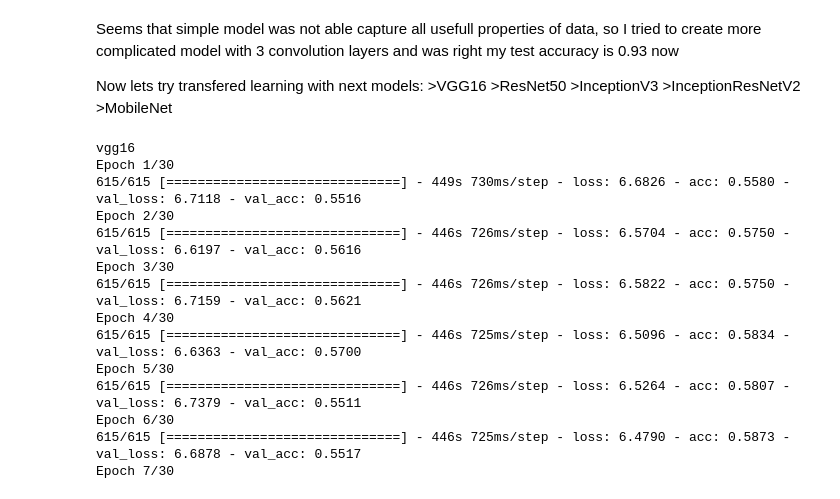
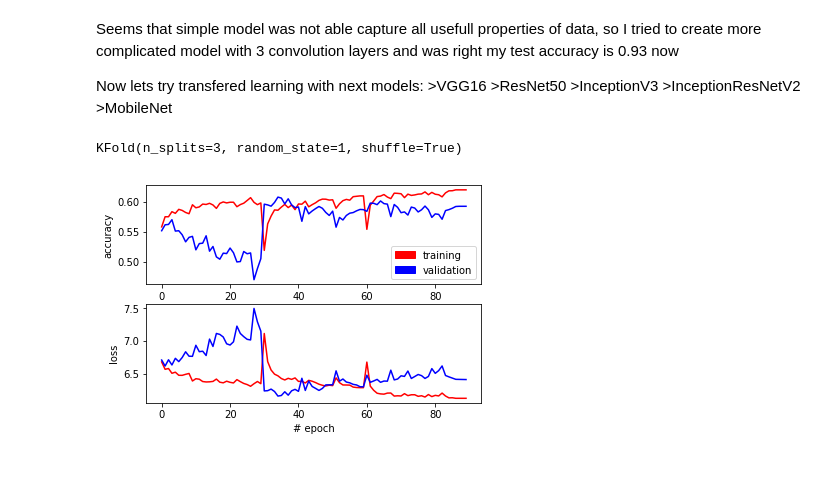
Before and after one commit to Denyskach/ml-models, a Jupyter notebook: kaggle/dog-breed-identification/Sample data - more experiments.ipynb, the cells around one changed output. Saved outputs shown, nothing was run; the diff lists cells and outputs as text; code cells hidden in the pictures; blank space fills up the shorter version.

```diff
--- a/kaggle/dog-breed-identification/Sample data - more experiments.ipynb
+++ b/kaggle/dog-breed-identification/Sample data - more experiments.ipynb
@@ -144,6 +159,16 @@ Now lets try transfered learning with next models:
     >InceptionV3
     >InceptionResNetV2
     >MobileNet
+# %%
+from keras.callbacks import CSVLogger
+csv_logger = CSVLogger('vgg16_0130_1611.log', append=True)
+
+batch_size=10
+kf = KFold(n_splits=3, shuffle=True, random_state=1)
+kf.get_n_splits(train_data)
+print(kf)
+# %% [output]
+KFold(n_splits=3, random_state=1, shuffle=True)
 # %%
 from keras.applications.vgg16 import VGG16
 from keras.applications.resnet50 import ResNet50
@@ -174,9 +199,9 @@ for model_name, base_model in {"vgg16": VGG16(weights='imagenet', include_top=Fa
         layer.trainable = False
 
     model.compile(optimizer='adam', metrics=["accuracy"], loss='categorical_crossentropy')
-    model.optimiser = lr=0.00005
+    model.optimiser = lr=0.0000001
 
-    model.load_weights(model_path + "/" + model_name + '_0128_1556.h5')
+    model.load_weights(model_path + "/" + model_name + '_0130_0050.h5')
 
     for train_index, valid_index in kf.split(train_data):
         train_split, valid_split = train_data[train_index], train_data[valid_index]
@@ -188,25 +213,12 @@ for model_name, base_model in {"vgg16": VGG16(weights='imagenet', include_top=Fa
         val_batches = image.ImageDataGenerator().flow(valid_split, valid_labels_split, batch_size=batch_size, shuffle=False)
 
 
-        model.fit_generator(batches, steps_per_epoch=batches.n / batch_size, epochs=30, validation_data=val_batches,
+        model.fit_generator(batches, steps_per_epoch=batches.n / batch_size, epochs=5, validation_data=val_batches,
                         validation_steps=val_batches.n, verbose=1, callbacks=[csv_logger])
 
-    model.save_weights(model_path + "/" + model_name + '_0128_2020.h5')
+    model.save_weights(model_path + "/" + model_name + '_0130_1106.h5')
    # print model.test_on_batch(valid_data, valid_labels)
-# %% [output]
-vgg16
-Epoch 1/30
-615/615 [==============================] - 449s 730ms/step - loss: 6.6826 - acc: 0.5580 - val_loss: 6.7118 - val_acc: 0.5516
-Epoch 2/30
-615/615 [==============================] - 446s 726ms/step - loss: 6.5704 - acc: 0.5750 - val_loss: 6.6197 - val_acc: 0.5616
-Epoch 3/30
-615/615 [==============================] - 446s 726ms/step - loss: 6.5822 - acc: 0.5750 - val_loss: 6.7159 - val_acc: 0.5621
-Epoch 4/30
-615/615 [==============================] - 446s 725ms/step - loss: 6.5096 - acc: 0.5834 - val_loss: 6.6363 - val_acc: 0.5700
-Epoch 5/30
-615/615 [==============================] - 446s 726ms/step - loss: 6.5264 - acc: 0.5807 - val_loss: 6.7379 - val_acc: 0.5511
-Epoch 6/30
-615/615 [==============================] - 446s 725ms/step - loss: 6.4790 - acc: 0.5873 - val_loss: 6.6878 - val_acc: 0.5517
-Epoch 7/30
 # %%
-plot_learning_curve("vgg16_0128_1557.log")
+plot_learning_curve("vgg16_0128_2020.log")
+# %% [output]
+[figure, added]
```
Also changed, not shown: parts of 17 cells of this notebook, 1 other file.
